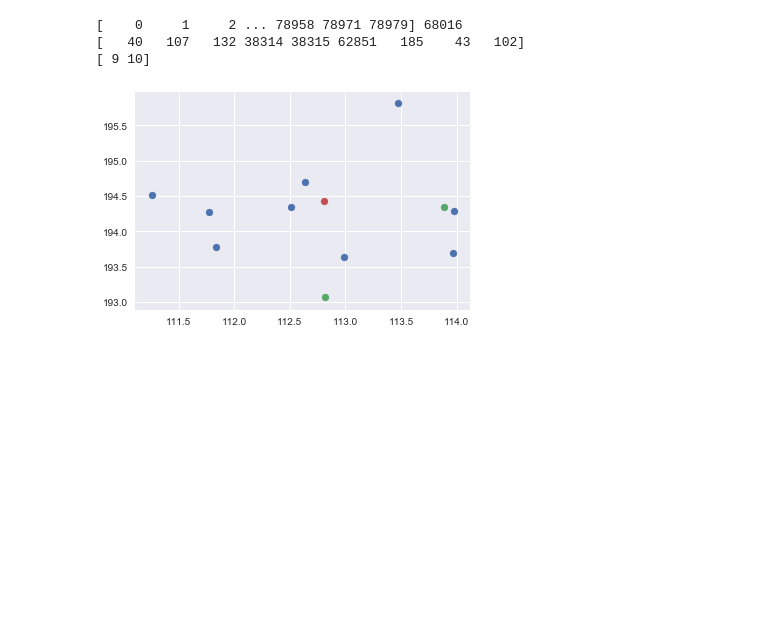
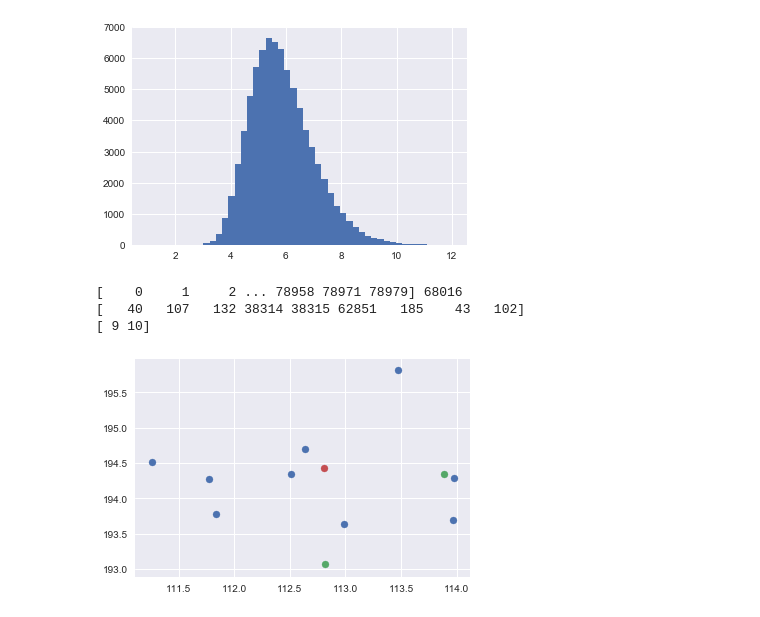
Before and after one commit to forero/abacus, a Jupyter notebook: nb/beta-web.ipynb, the cells around one changed output. Drawn from its saved outputs; the diff is of its cells as text; code cells hidden in the pictures; blank space fills up the shorter version.

```diff
--- a/nb/beta-web.ipynb
+++ b/nb/beta-web.ipynb
@@ -45 +130,5 @@ beta_1.0_corner_data_cut_0.dat
+# %%
+_=plt.hist(np.log10(np.sum((lambda1*lambda2*lambda3))/(lambda1*lambda2*lambda3)), bins=np.linspace(1,12))
+# %% [output]
+[figure, added]
 # %%
```
Also changed, not shown: parts of 8 cells of this notebook.
